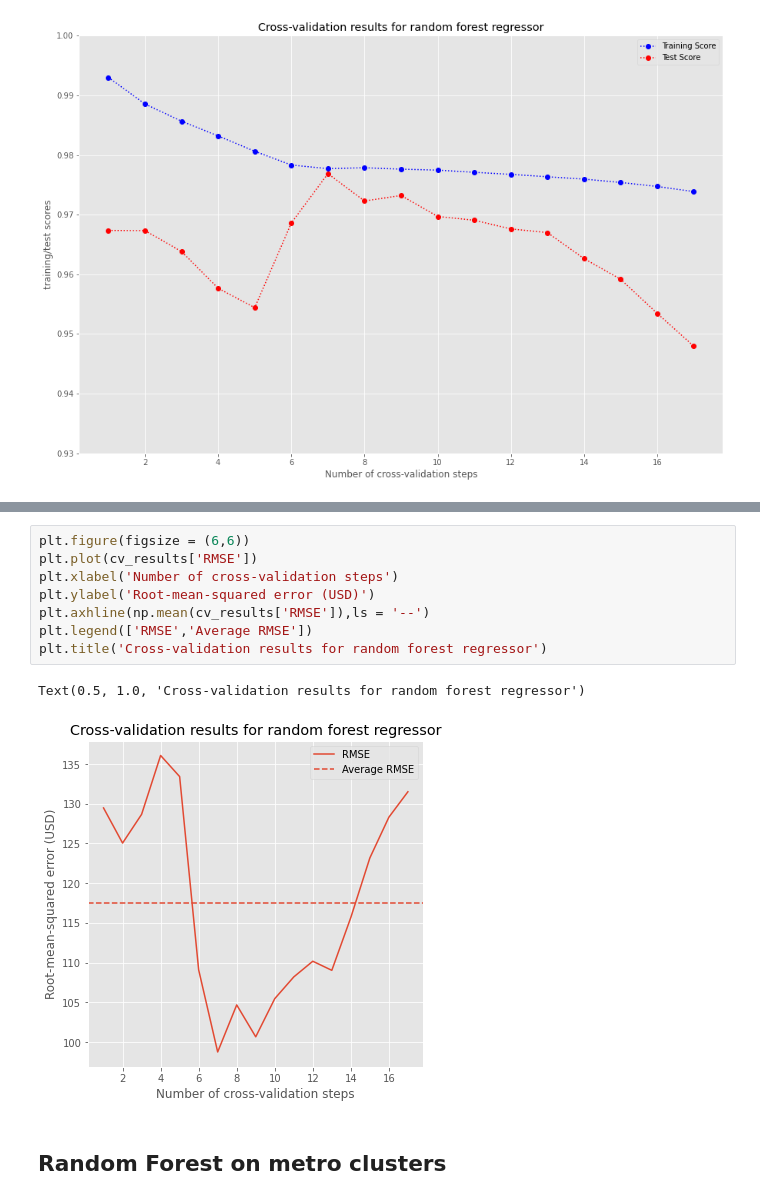
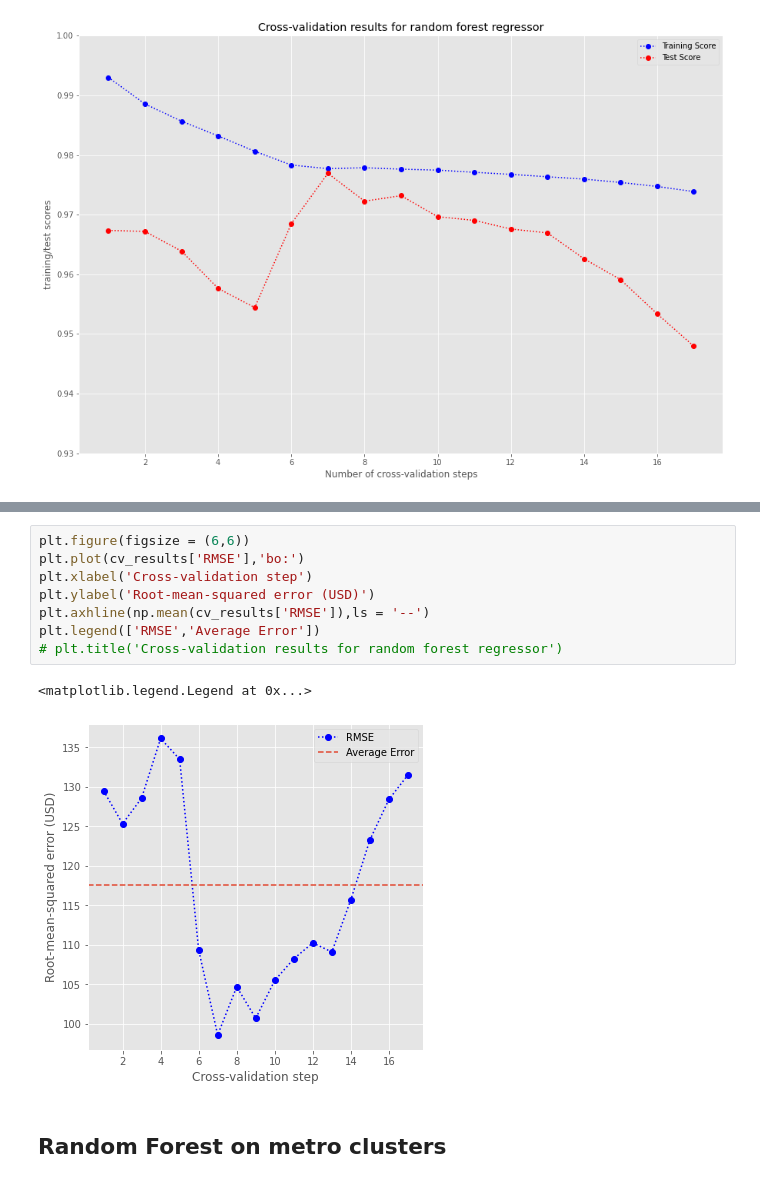
Before and after one commit to EugeniaDickson/zillow_rent_index, a Jupyter notebook: DouglasPizac/rent_model.ipynb, the cells around one changed output, grey strips where cells are left out. Drawn from its saved outputs; the diff is of its cells as text.

```diff
--- a/DouglasPizac/rent_model.ipynb
+++ b/DouglasPizac/rent_model.ipynb
@@ -216,15 +216,15 @@ print(cv_results.shape[0])
 17
 # %%
 plt.figure(figsize = (6,6))
-plt.plot(cv_results['RMSE'])
-plt.xlabel('Number of cross-validation steps')
+plt.plot(cv_results['RMSE'],'bo:')
+plt.xlabel('Cross-validation step')
 plt.ylabel('Root-mean-squared error (USD)')
 plt.axhline(np.mean(cv_results['RMSE']),ls = '--')
-plt.legend(['RMSE','Average RMSE'])
-plt.title('Cross-validation results for random forest regressor')
+plt.legend(['RMSE','Average Error'])
+# plt.title('Cross-validation results for random forest regressor')
 # %% [output]
-Text(0.5, 1.0, 'Cross-validation results for random forest regressor')
+<matplotlib.legend.Legend at 0x...>
-[figure, old version]
+[figure, new version]
 # %% [markdown]
 ## Random Forest on metro clusters
 # %%
```
Also changed, not shown: parts of 19 cells of this notebook.
